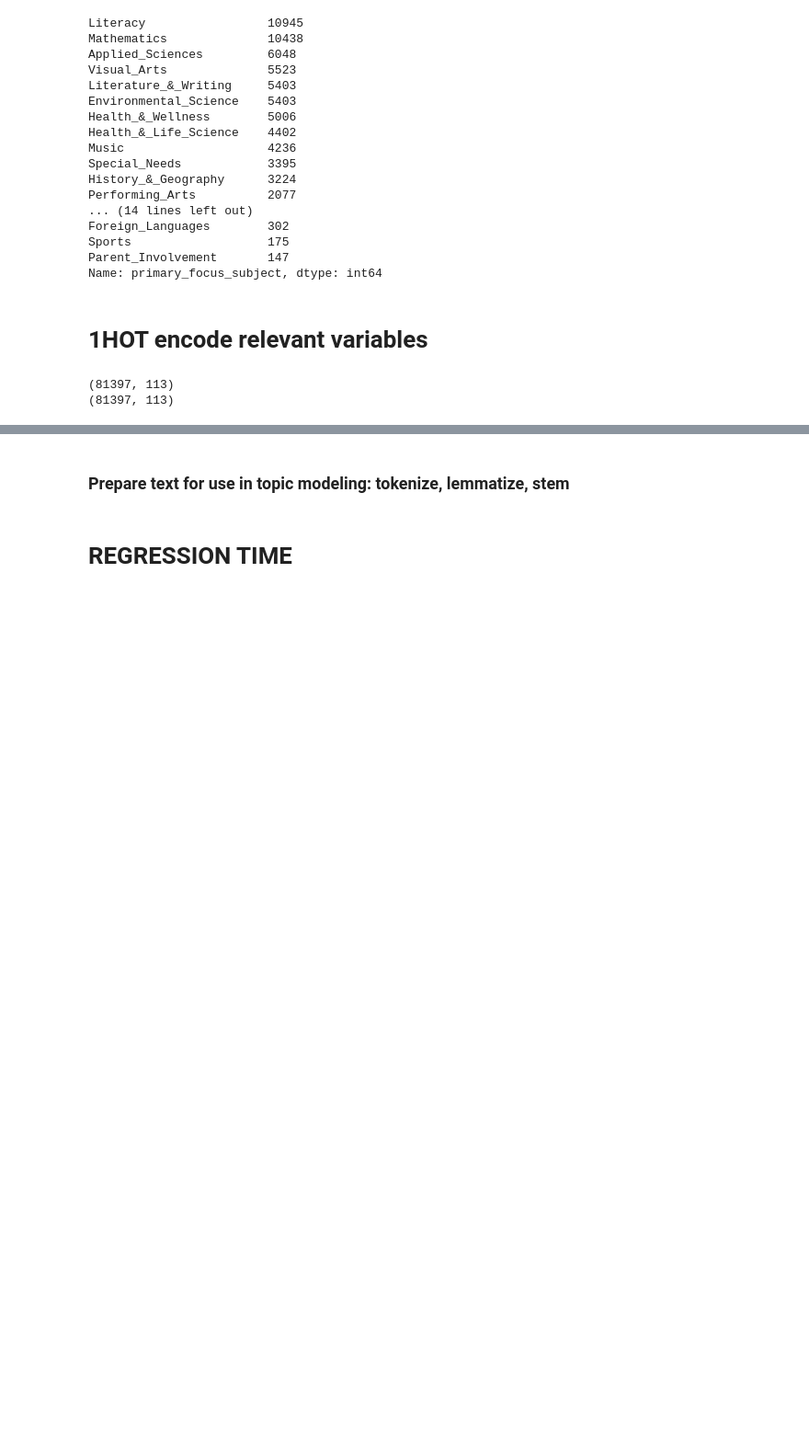
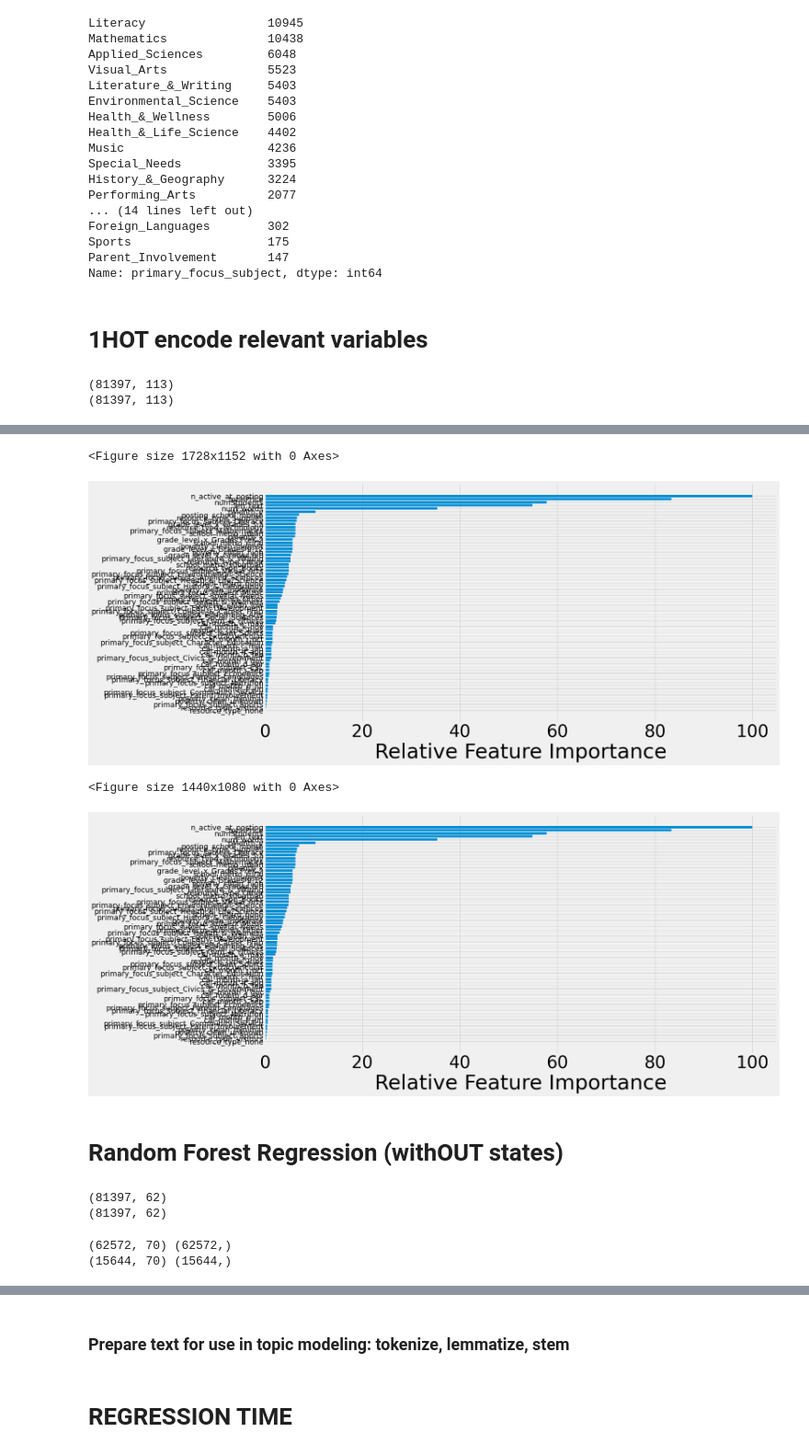
Before and after one commit to russell-ligon/DonorBooster, a Jupyter notebook: testscripts/DonorsChoose_NLP_topicmodels.ipynb, the cells around one changed output, grey strips where cells are left out. Shown at 92% size. Drawn from its saved outputs; the diff is of its cells as text; code cells hidden in the pictures; blank space fills up the shorter version.

Commit message:
RandomForest Regressions Added

```diff
--- a/testscripts/DonorsChoose_NLP_topicmodels.ipynb
+++ b/testscripts/DonorsChoose_NLP_topicmodels.ipynb
@@ -468,5 +563,5 @@ ValueError: could not convert string to float: 'null'
 # %%
 # create training and testing vars
-x_train, x_test, y_train, y_test = train_test_split(x_scaled, y, test_size=0.25)
+x_train, x_test, y_train, y_test = train_test_split(x_scaled, y, test_size=0.20)
 print(x_train.shape, y_train.shape)
 print(x_test.shape, y_test.shape)
@@ -473,3 +580,6 @@ print(x_test.shape, y_test.shape)
 # %%
+# Instantiate model
+rf = RandomForestRegressor(n_estimators= 100, random_state=42)
+
 # Train the model on training data
-rf.fit(train_features, train_labels);
+rf.fit(x_train, y_train);
@@ -475,0 +634,22 @@ rf.fit(train_features, train_labels);
+# %%
+# Get numerical feature importances
+importances = list(rf.feature_importances_)
+
+feature_importance = importances
+feature_importance = 100.0 * (feature_importance / max(feature_importance))
+sorted_idx = np.argsort(feature_importance)
+pos = np.arange(sorted_idx.shape[0]) + .5
+
+plt.rcParams.update({'font.size': 42})
+plt.figure(figsize=(24, 16))
+featfig = plt.figure()
+featax = featfig.add_subplot(1, 1, 1)
+featax.barh(pos, feature_importance[sorted_idx], align='center')
+featax.set_yticks(pos)
+featax.set_yticklabels(np.array(x.columns)[sorted_idx], fontsize=18)
+featax.set_xlabel('Relative Feature Importance');
+# Sort the feature importances by most important first
+feature_importances = sorted(feature_importances, key = lambda x: x[1], reverse = True)
+
+# Print out the feature and importances
+[print('Variable: {:20} Importance: {}'.format(*pair)) for pair in feature_importances];
@@ -475,0 +674,37 @@ rf.fit(train_features, train_labels);
+# %%
+clf=rf
+
+feature_importance = importances
+feature_importance = 100.0 * (feature_importance / max(feature_importance))
+sorted_idx = np.argsort(feature_importance)
+pos = np.arange(sorted_idx.shape[0]) + .5
+
+plt.rcParams.update({'font.size': 42})
+plt.figure(figsize=(20, 15))
+featfig = plt.figure()
+featax = featfig.add_subplot(1, 1, 1)
+featax.barh(pos, feature_importance[sorted_idx], align='center')
+featax.set_yticks(pos)
+featax.set_yticklabels(np.array(x.columns)[sorted_idx], fontsize=18)
+featax.set_xlabel('Relative Feature Importance');
+# %% [output]
+<Figure size 1728x1152 with 0 Axes>
+[figure, added]
+<Figure size 1440x1080 with 0 Axes>
+[figure, added]
+# %% [markdown]
+# Random Forest Regression (withOUT states)
+# %%
+trimmed=sorted_df[['days_to_funding','numStudents','totalPrice',
+                  'n_active_at_posting','pMonth_x','pMonth_y','posting_school_month',
+                  'len_text','num_words']]
+
+# One-hot encode categorical features
+features = pd.get_dummies(sorted_df[['grade_level_x','school_metro',
+                  'primary_focus_subject','resource_type','poverty_clean','cal_month']])
+print(features.shape)
+features = features.dropna()
+print(features.shape)
+# %% [output]
+(81397, 62)
+(81397, 62)
@@ -475,0 +727,8 @@ rf.fit(train_features, train_labels);
+# %%
+# create training and testing vars
+x_train, x_test, y_train, y_test = train_test_split(x_scaled, y, test_size=0.20)
+print(x_train.shape, y_train.shape)
+print(x_test.shape, y_test.shape)
+# %% [output]
+(62572, 70) (62572,)
+(15644, 70) (15644,)
```
Also changed, not shown: parts of 48 cells of this notebook, 1 other file.
